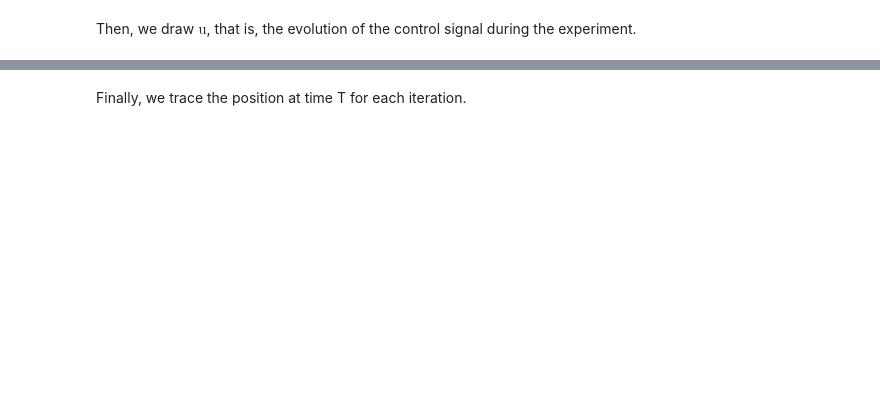
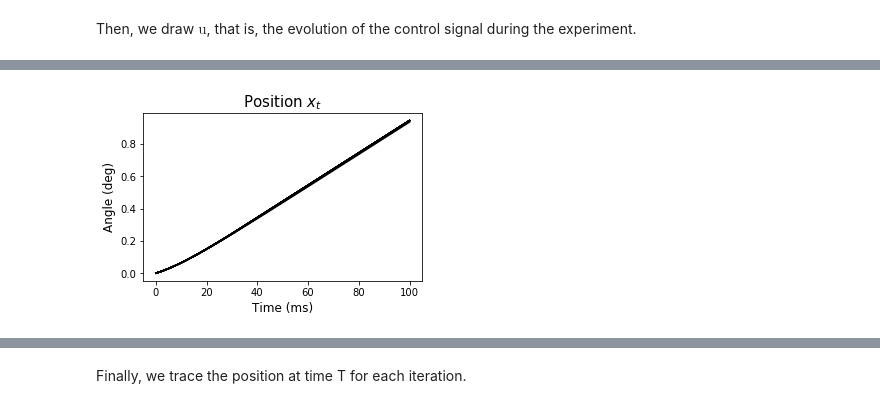
Before and after one commit to AnaideT/OptimalPrecision, a Jupyter notebook: 2017-06-13 Generalized coordinates.ipynb, the cells around one changed output, grey strips where cells are left out. Drawn from its saved outputs; the diff is of its cells as text; code cells hidden in the pictures; blank space fills up the shorter version.

```diff
--- a/2017-06-13 Generalized coordinates.ipynb
+++ b/2017-06-13 Generalized coordinates.ipynb
@@ -253,7 +289,10 @@ for i in np.arange(niter+1):
         position[i,j] = mean[0]
         velocity[i,j] = mean[1]
 # %%
-plot_position(position, 500, 10000, t_T, t_R, 0.001)
+#plot_position(position, 500, 10000, t_T, t_R, 0.001)
+plot_position(position, 50, 1000, t_T, t_R, 0.001)
+# %% [output]
+[figure, added]
 # %%
 fig_width = 15
 fig, ax = plt.subplots(1, 1, figsize=(fig_width, fig_width/1.618))
```
Also changed, not shown: parts of 19 cells of this notebook, 5 other files.
